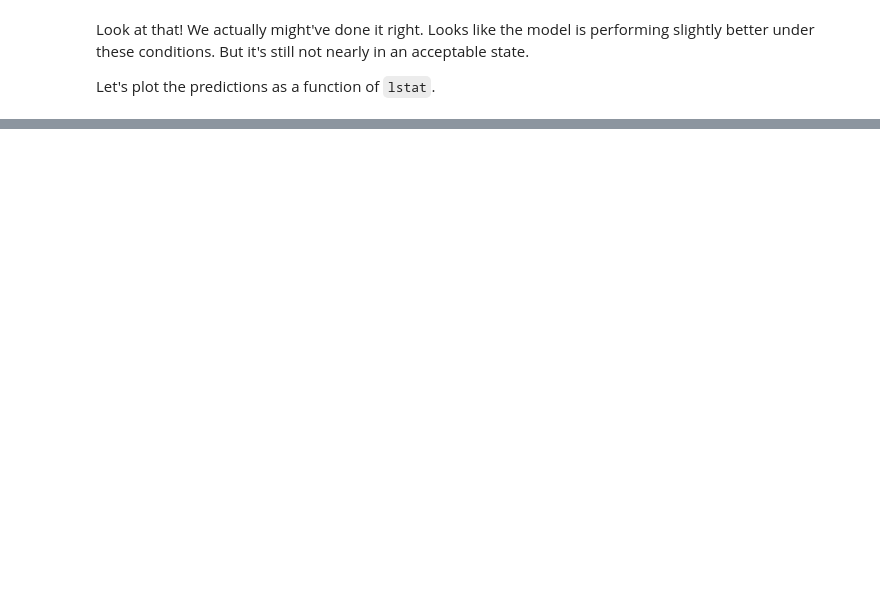
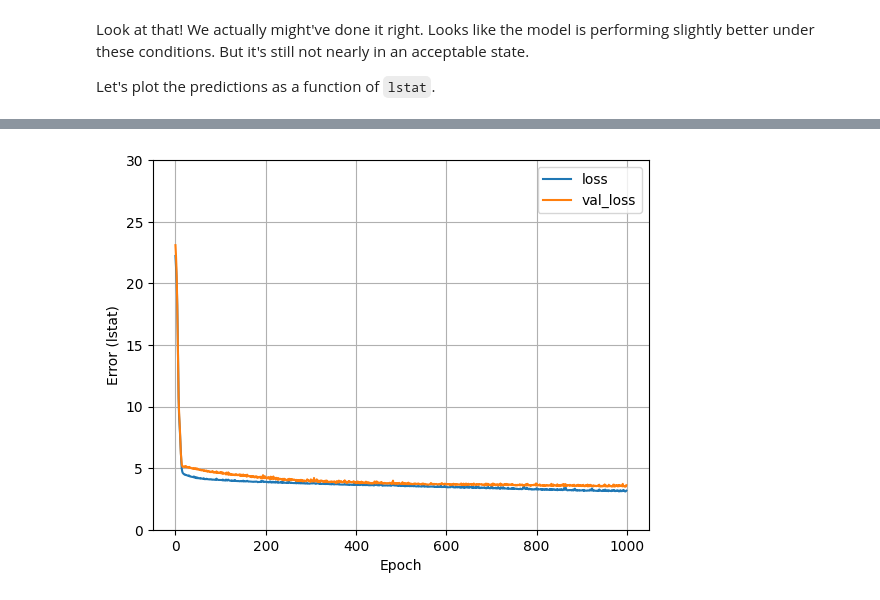
Before and after one commit to crdcamp/ml-learning-linear-regression, a Jupyter notebook: lin_reg_lab_to_tf.ipynb, the cells around one changed output, grey strips where cells are left out. Cells and saved outputs as stored; diff of their text form; code cells hidden in the pictures; blank space fills up the shorter version.

```diff
--- a/lin_reg_lab_to_tf.ipynb
+++ b/lin_reg_lab_to_tf.ipynb
@@ -439,0 +525,20 @@ We can make it better though. First, let's make the multiple input DNN using all
+# %%
+# Normalize the data
+relevant_features = np.array(train_features[["age", "lstat", "rm"]])
+relevant_features_normalizer = layers.Normalization(axis=None, name="relevant_features_normalizer")
+relevant_features_normalizer.adapt(relevant_features)
+# %%
+def build_and_compile_model(norm):
+    model = keras.Sequential([
+        norm,
+        layers.Dense(64, activation="relu", name="layer1"),
+        layers.Dense(64, activation="relu", name="layer2"),
+        layers.Dense(1, name="output_layer")
+    ], name="dnn_relevant_features_model")
+
+    model.compile(loss="mean_absolute_error",
+                  optimizer=keras.optimizers.Adam(0.001))
+    return model
+
+dnn_relevant_features_model = build_and_compile_model(relevant_features_normalizer)
+dnn_relevant_features_model.summary()
@@ -439,0 +562,11 @@ We can make it better though. First, let's make the multiple input DNN using all
+# %%
+# Train the model
+history = dnn_relevant_features_model.fit(
+    relevant_features,
+    train_labels,
+    validation_split=0.2,
+    verbose=0,
+    epochs=1000
+)
+
+dnn_relevant_features_model.summary()
@@ -439,0 +595,4 @@ We can make it better though. First, let's make the multiple input DNN using all
+# %%
+plot_loss(history)
+# %% [output]
+[figure, added]
```
Also changed, not shown: parts of 21 cells of this notebook.
